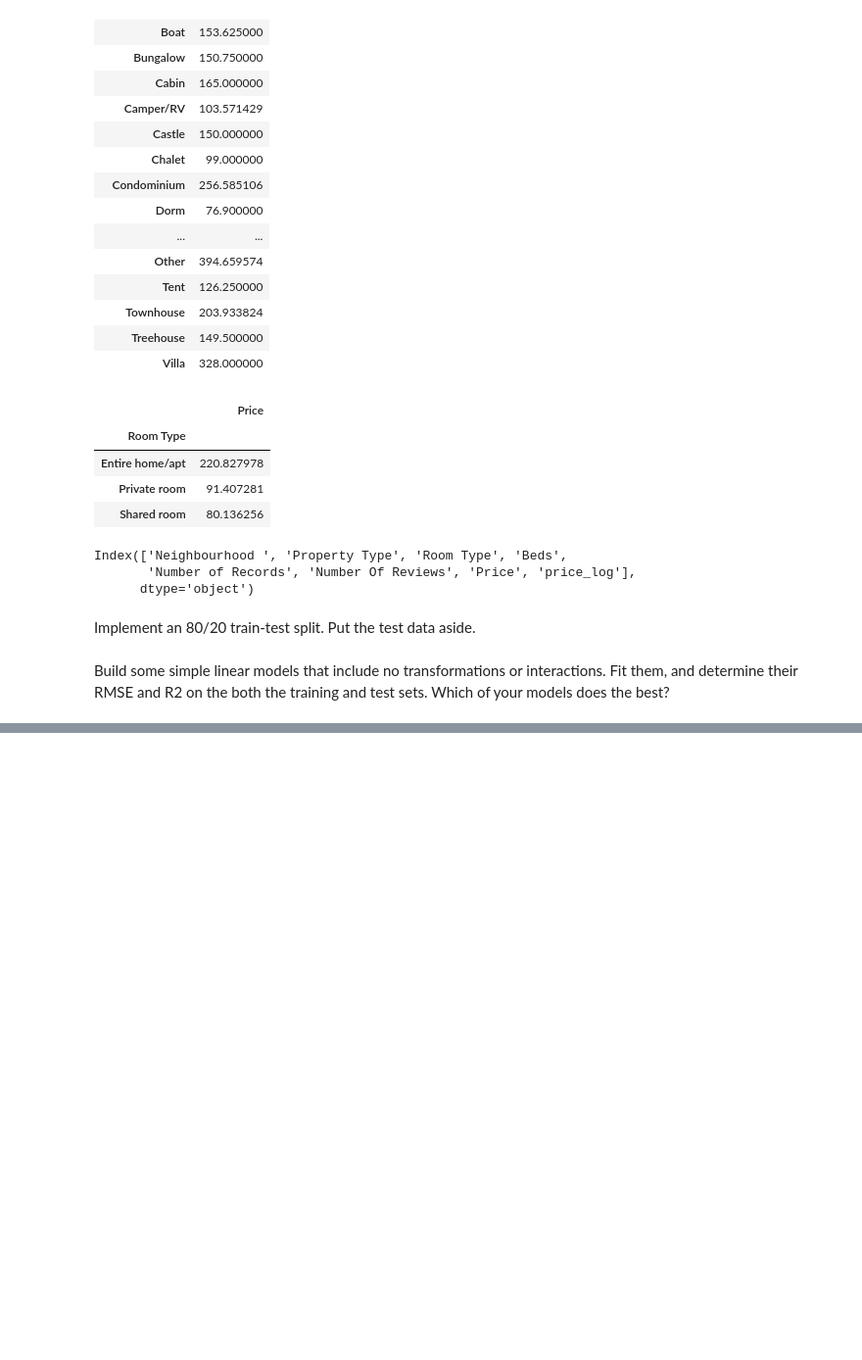
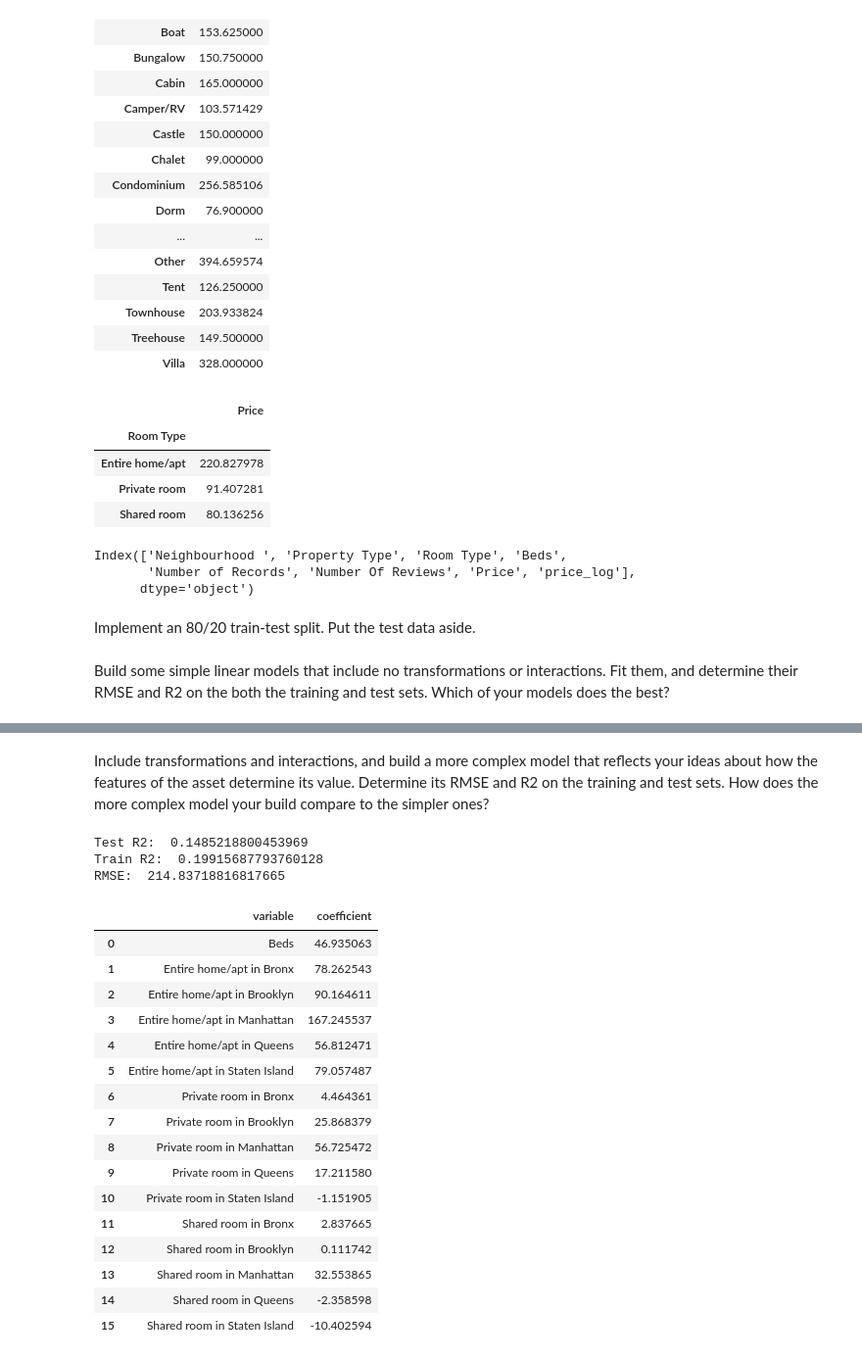
Before and after one commit to DS3001/labs, a Jupyter notebook: 04_hedonic_pricing/04_hedonic_pricing.ipynb, the cells around one changed output, grey strips where cells are left out. Shown at 98% size. Saved outputs shown, nothing was run; the diff lists cells and outputs as text; code cells hidden in the pictures; blank space fills up the shorter version.

```diff
--- a/04_hedonic_pricing/04_hedonic_pricing.ipynb
+++ b/04_hedonic_pricing/04_hedonic_pricing.ipynb
@@ -296,0 +403,41 @@ y= air['price_log']
+# %% [markdown]
+Include transformations and interactions, and build a more complex model that reflects your ideas about how the features of the asset determine its value. Determine its RMSE and  R2  on the training and test sets. How does the more complex model your build compare to the simpler ones?
+# %%
+# Interaction included
+y= air['Price']
+air['Room_N']= air['Room Type'].astype(str)+ ' in '+ air['Neighbourhood '].astype(str)
+X= pd.concat([air['Beds'], pd.get_dummies(air['Room_N'], dtype= 'int')],
+              axis= 1)
+
+X_train, X_test, y_train, y_test= train_test_split(X, y, test_size= 0.2, random_state= 100)
+
+model= linear_model.LinearRegression(fit_intercept= False).fit(X_train, y_train)
+y_hat= model.predict(X_test)
+
+print('Test R2: ', model.score(X_test, y_test))
+print('Train R2: ', model.score(X_train, y_train))
+print('RMSE: ', np.sqrt(mean_squared_error(y_test, y_hat)))
+
+results= pd.DataFrame({'variable': model.feature_names_in_ ,'coefficient': model.coef_})
+results
+# %% [output]
+Test R2:  0.1485218800453969
+Train R2:  0.19915687793760128
+RMSE:  214.83718816817665
+|  | variable | coefficient |
+| 0 | Beds | 46.935063 |
+| 1 | Entire home/apt in Bronx | 78.262543 |
+| 2 | Entire home/apt in Brooklyn | 90.164611 |
+| 3 | Entire home/apt in Manhattan | 167.245537 |
+| 4 | Entire home/apt in Queens | 56.812471 |
+| 5 | Entire home/apt in Staten Island | 79.057487 |
+| 6 | Private room in Bronx | 4.464361 |
+| 7 | Private room in Brooklyn | 25.868379 |
+| 8 | Private room in Manhattan | 56.725472 |
+| 9 | Private room in Queens | 17.211580 |
+| 10 | Private room in Staten Island | -1.151905 |
+| 11 | Shared room in Bronx | 2.837665 |
+| 12 | Shared room in Brooklyn | 0.111742 |
+| 13 | Shared room in Manhattan | 32.553865 |
+| 14 | Shared room in Queens | -2.358598 |
+| 15 | Shared room in Staten Island | -10.402594 |
```
Also changed, not shown: parts of 16 cells of this notebook.
